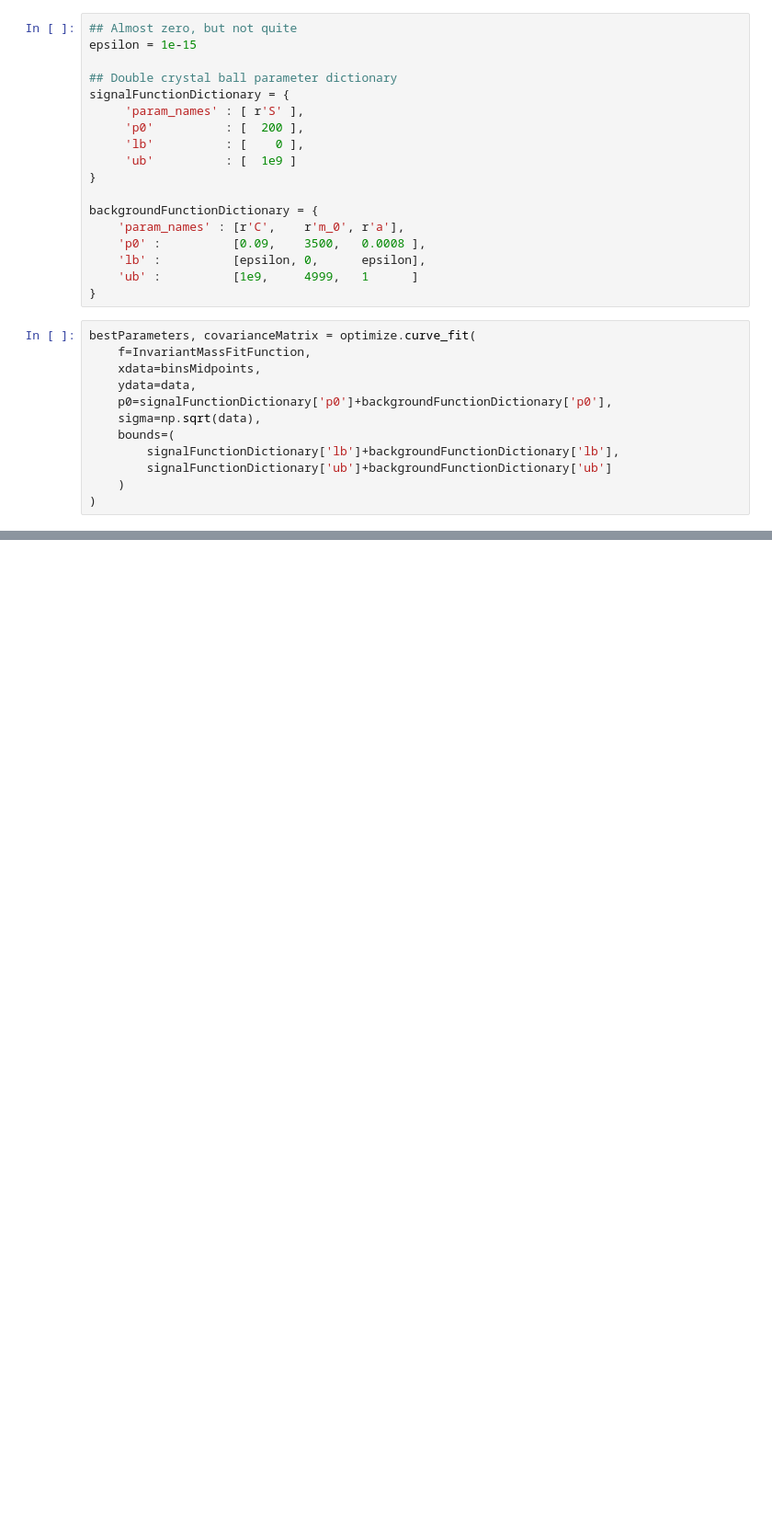
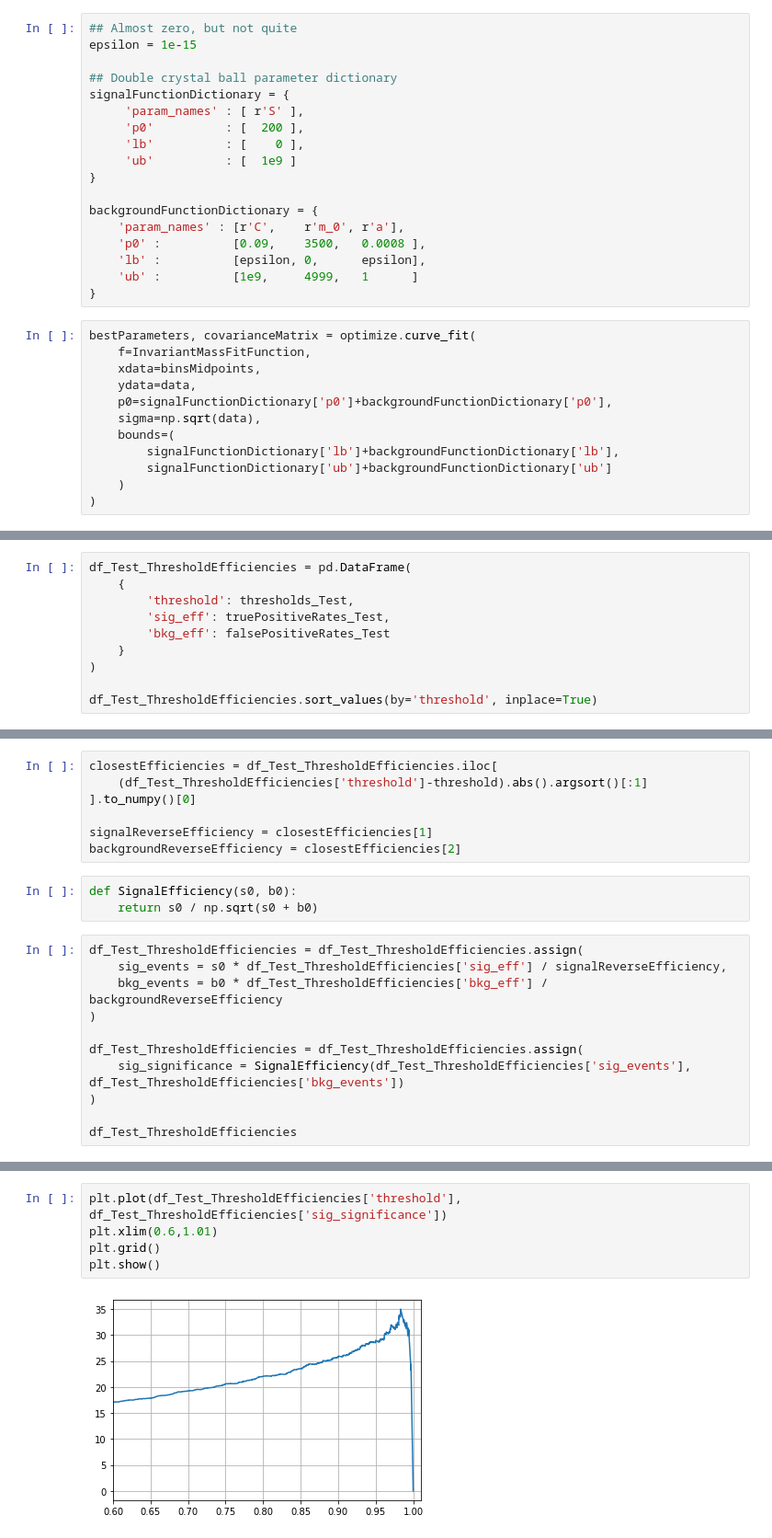
Before and after one commit to alatios/lb2jpsil_classifier-studies, a Jupyter notebook: BDT/6_BDT_threshold_optimizer.ipynb, the cells around one changed output, grey strips where cells are left out. Shown at 92% size. Drawn from its saved outputs; the diff is of its cells as text; blank space fills up the shorter version.

```diff
--- a/BDT/6_BDT_threshold_optimizer.ipynb
+++ b/BDT/6_BDT_threshold_optimizer.ipynb
@@ -332,0 +406,10 @@ plt.show()
+# %%
+df_Test_ThresholdEfficiencies = pd.DataFrame(
+    {
+        'threshold': thresholds_Test,
+        'sig_eff': truePositiveRates_Test,
+        'bkg_eff': falsePositiveRates_Test
+    }
+)
+
+df_Test_ThresholdEfficiencies.sort_values(by='threshold', inplace=True)
@@ -332,0 +432,21 @@ plt.show()
+# %%
+closestEfficiencies = df_Test_ThresholdEfficiencies.iloc[
+    (df_Test_ThresholdEfficiencies['threshold']-threshold).abs().argsort()[:1]
+].to_numpy()[0]
+
+signalReverseEfficiency = closestEfficiencies[1]
+backgroundReverseEfficiency = closestEfficiencies[2]
+# %%
+def SignalEfficiency(s0, b0):
+    return s0 / np.sqrt(s0 + b0)
+# %%
+df_Test_ThresholdEfficiencies = df_Test_ThresholdEfficiencies.assign(
+    sig_events = s0 * df_Test_ThresholdEfficiencies['sig_eff'] / signalReverseEfficiency,
+    bkg_events = b0 * df_Test_ThresholdEfficiencies['bkg_eff'] / backgroundReverseEfficiency
+)
+
+df_Test_ThresholdEfficiencies = df_Test_ThresholdEfficiencies.assign(
+    sig_significance = SignalEfficiency(df_Test_ThresholdEfficiencies['sig_events'], df_Test_ThresholdEfficiencies['bkg_events'])
+)
+
+df_Test_ThresholdEfficiencies
@@ -332,0 +467,7 @@ plt.show()
+# %%
+plt.plot(df_Test_ThresholdEfficiencies['threshold'], df_Test_ThresholdEfficiencies['sig_significance'])
+plt.xlim(0.6,1.01)
+plt.grid()
+plt.show()
+# %% [output]
+[figure, added]
```
Also changed, not shown: parts of 28 cells of this notebook.
